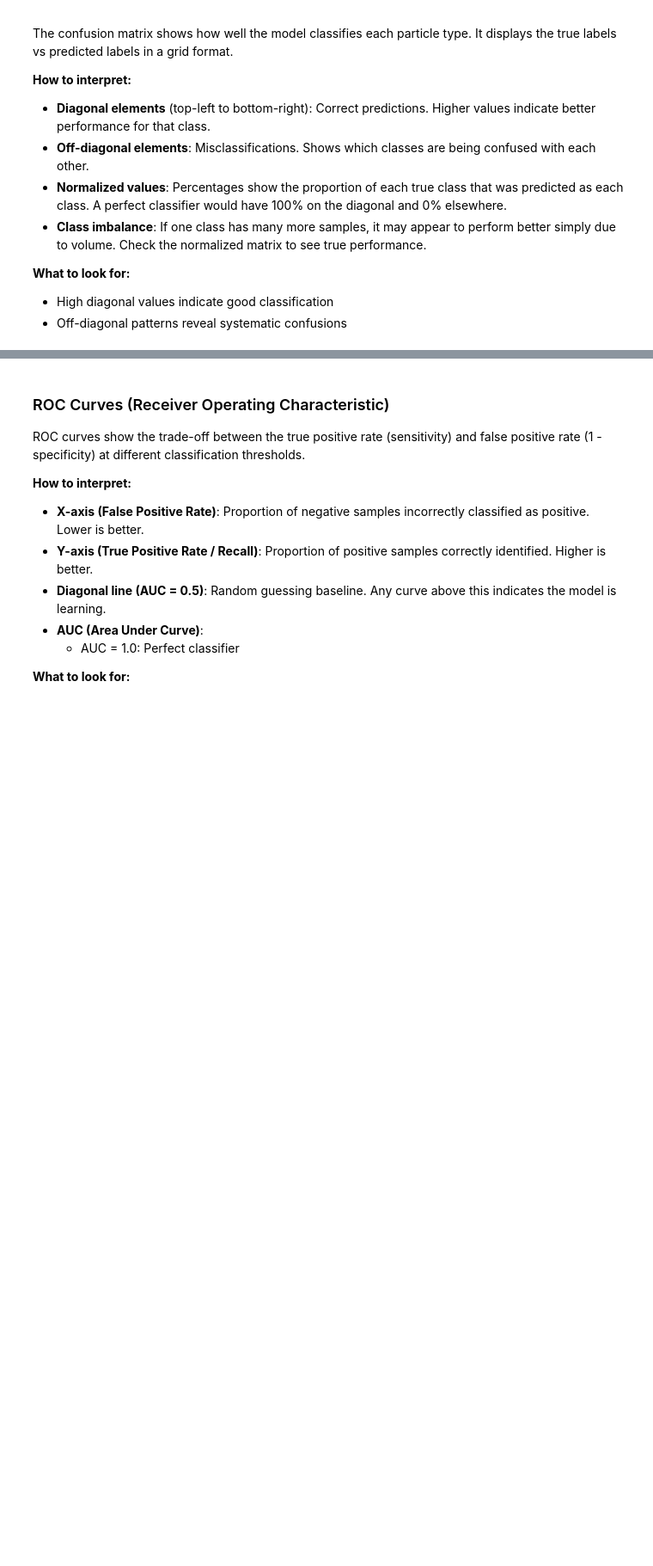
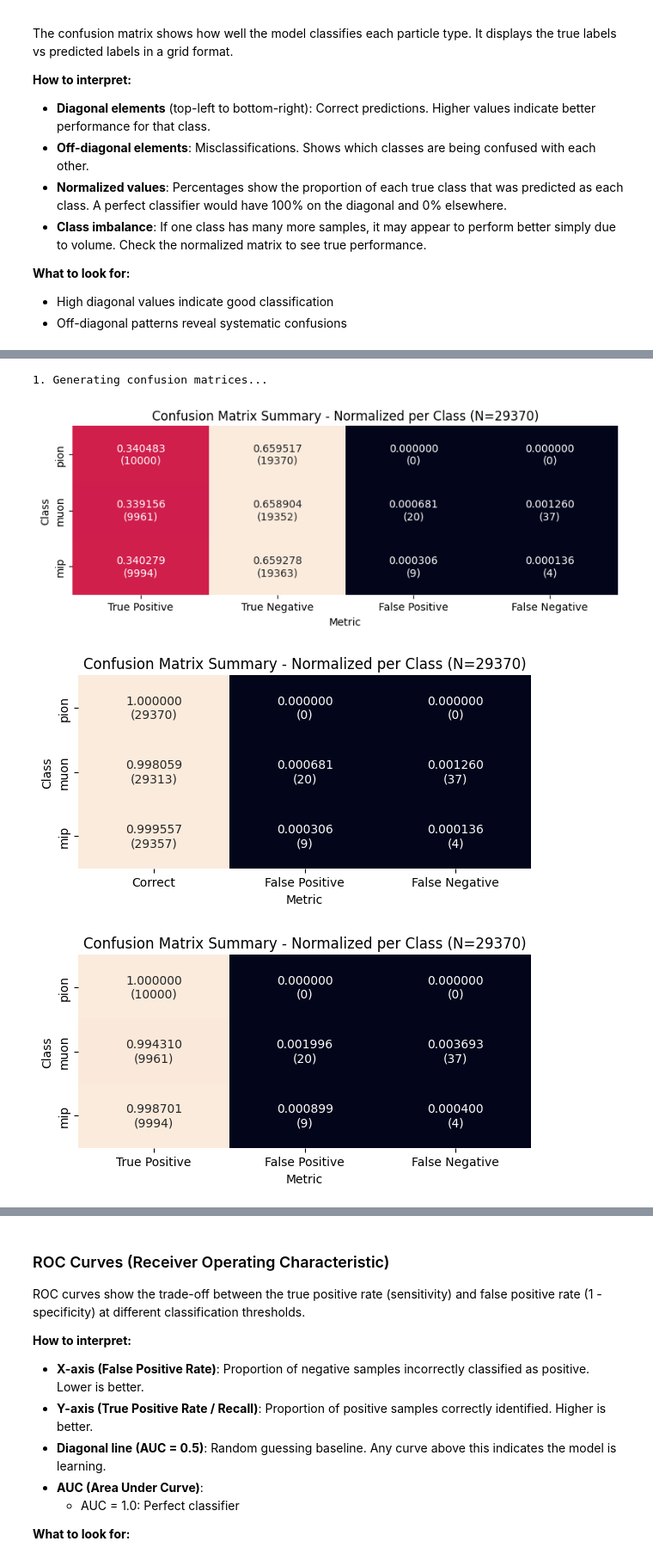
Before and after one commit to jaca230/pioneerML, a Jupyter notebook: notebooks/validation/validate_group_classifier.ipynb, the cells around one changed output, grey strips where cells are left out. Shown at 86% size. Cells and saved outputs as stored; diff of their text form; code cells hidden in the pictures; blank space fills up the shorter version.

Commit message:
added some new plots to the validate_group_classifier notebook

```diff
--- a/notebooks/validation/validate_group_classifier.ipynb
+++ b/notebooks/validation/validate_group_classifier.ipynb
@@ -299,0 +285,78 @@ plot_multilabel_confusion_matrix(
+# %%
+# 1. Confusion Matrix
+
+print("\n1. Generating confusion matrices...")
+
+# Default summary mode (4 columns: TP, TN, FP, FN)
+confusion_path = plots_dir / f"{plot_prefix}_confusion_matrix_summary.png"
+plot_multilabel_confusion_matrix(
+    predictions=predictions,
+    targets=targets,
+    class_names=class_names,
+    precision=6,
+    view_mode="summary",
+    summary_mode="default",
+    threshold=0.5,
+    normalize=True,
+    show=True,
+)
+
+# Correct mode summary (3 columns: Correct, FP, FN)
+confusion_path = plots_dir / f"{plot_prefix}_confusion_matrix_summary_correct.png"
+plot_multilabel_confusion_matrix(
+    predictions=predictions,
+    targets=targets,
+    class_names=class_names,
+    precision=6,
+    view_mode="summary",
+    summary_mode="correct_mode",
+    threshold=0.5,
+    normalize=True,
+    show=True,
+)
+
+# True positive mode summary (3 columns: TP, FP, FN, excludes TN)
+confusion_path = plots_dir / f"{plot_prefix}_confusion_matrix_summary_true_positives.png"
+plot_multilabel_confusion_matrix(
+    predictions=predictions,
+    targets=targets,
+    class_names=class_names,
+    precision=6,
+    view_mode="summary",
+    summary_mode="true_positive_mode",
+    threshold=0.5,
+    normalize=True,
+    show=True,
+)
+
+# nxn view - normalized per class
+confusion_path = plots_dir / f"{plot_prefix}_confusion_matrix_class_normalized.png"
+plot_multilabel_confusion_matrix(
+    predictions=predictions,
+    targets=targets,
+    class_names=class_names,
+    precision=6,
+    view_mode="nxn",
+    normalize_mode="row",
+    threshold=0.5,
+    normalize=True,
+    show=True,
+)
+
+# nxn view - normalized overall
+confusion_path = plots_dir / f"{plot_prefix}_confusion_matrix_dataset_normalized.png"
+plot_multilabel_confusion_matrix(
+    predictions=predictions,
+    targets=targets,
+    class_names=class_names,
+    precision=6,
+    view_mode="nxn",
+    threshold=0.5,
+    normalize=True,
+    show=True,
+)
+# %% [output]
+1. Generating confusion matrices...
+[figure, added]
+[figure, added]
+[figure, added]
```
Also changed, not shown: parts of 3 cells of this notebook, 1 other file.
